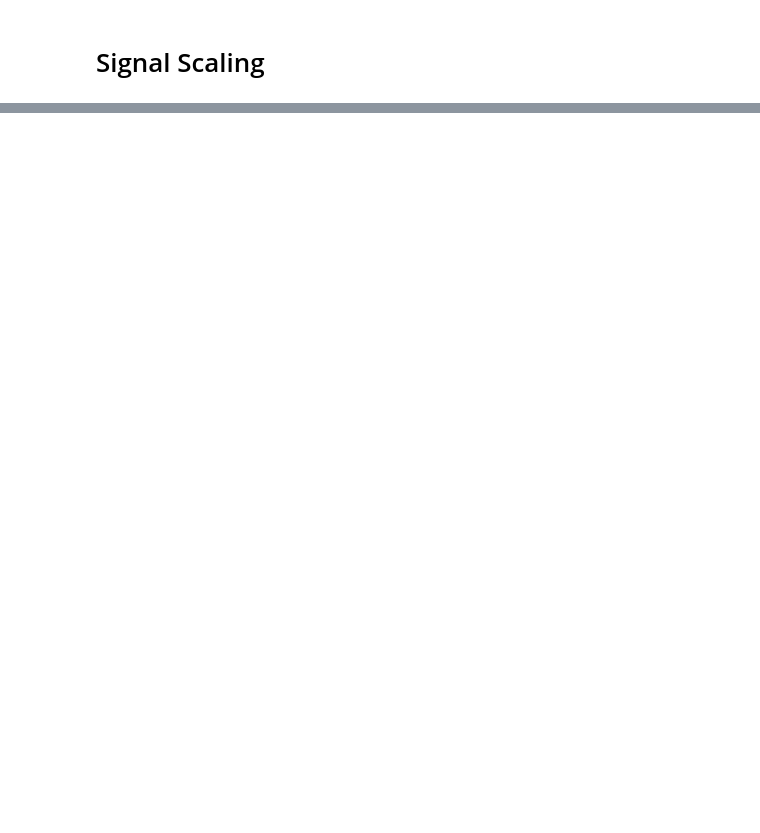
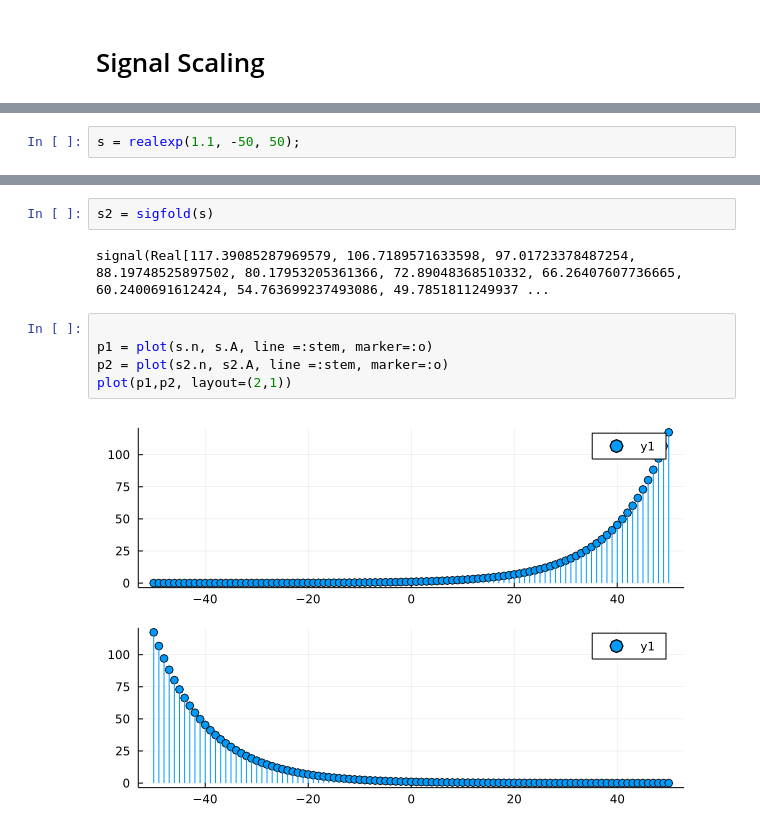
Before and after one commit to gjunqueira-sys/MySignalProcessing.jl, a Jupyter notebook: src/sketch.ipynb, the cells around one changed output, grey strips where cells are left out. Cells and saved outputs as stored; diff of their text form; blank space fills up the shorter version.

Commit message:
added sigfold function and examples

```diff
--- a/src/sketch.ipynb
+++ b/src/sketch.ipynb
@@ -195,0 +198,2 @@ plot(p1,p2, layout=(2,1))
+# %%
+s = realexp(1.1, -50, 50);
@@ -195,0 +204,11 @@ plot(p1,p2, layout=(2,1))
+# %%
+s2 = sigfold(s)
+# %% [output]
+signal(Real[117.39085287969579, 106.7189571633598, 97.01723378487254, 88.19748525897502, 80.17953205361366, 72.89048368510332, 66.26407607736665, 60.2400691612424, 54.763699237493086, 49.7851811249937 ...
+# %%
+
+p1 = plot(s.n, s.A, line =:stem, marker=:o)
+p2 = plot(s2.n, s2.A, line =:stem, marker=:o)
+plot(p1,p2, layout=(2,1))
+# %% [output]
+[figure, added]
```
Also changed, not shown: parts of 13 cells of this notebook, 1 other file.
